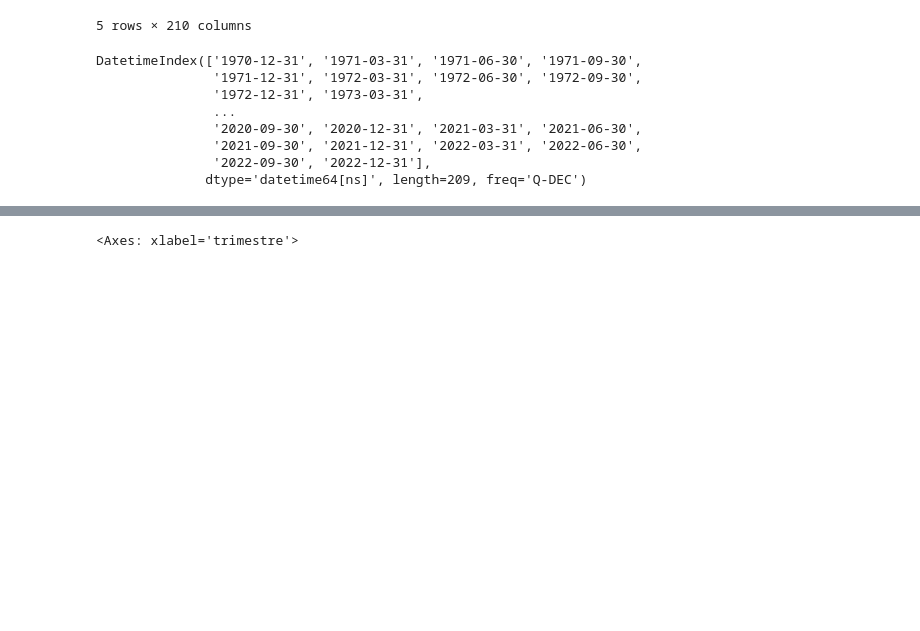
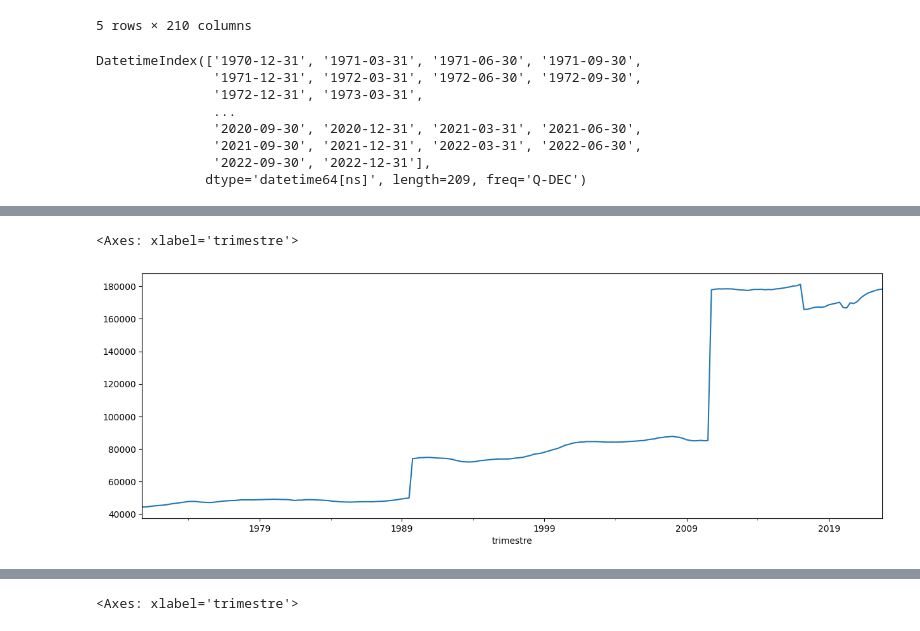
Before and after one commit to mohamedalaouiysf/TimeSeries, a Jupyter notebook: Time_Series.ipynb, the cells around one changed output, grey strips where cells are left out. Drawn from its saved outputs; the diff is of its cells as text; code cells hidden in the pictures; blank space fills up the shorter version.

```diff
--- a/Time_Series.ipynb
+++ b/Time_Series.ipynb
@@ -369,3 +353,8 @@ df2
 209 rows × 80 columns
 # %%
 df2['Total'] = df2.sum(axis=1)
+# %%
+df2['Total'].plot()
+# %% [output]
+<Axes: xlabel='trimestre'>
+[figure, added]
```
Also changed, not shown: parts of 31 cells of this notebook.
